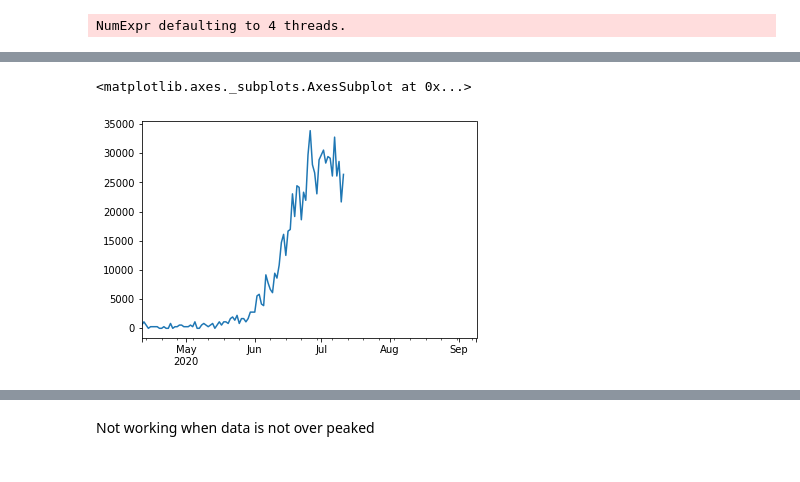
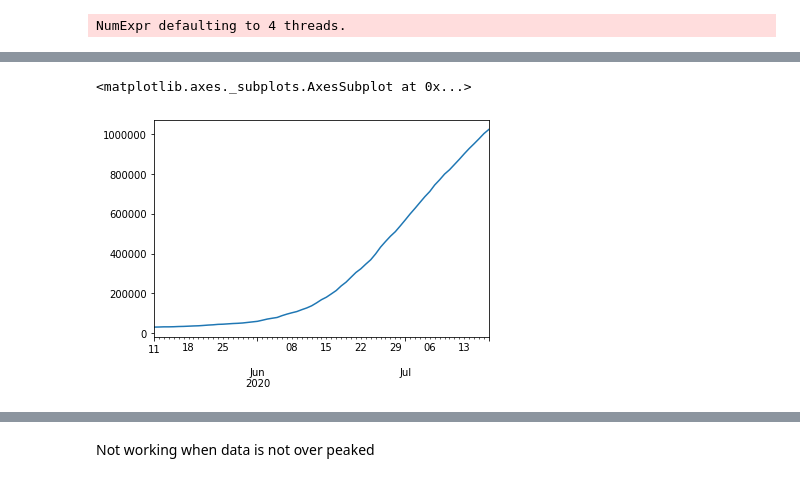
Before and after one commit to QuocTran/COVID-19, a Jupyter notebook: prognosis/Try_SEIR.ipynb, the cells around one changed output, grey strips where cells are left out. Cells and saved outputs as stored; diff of their text form; code cells hidden in the pictures.

```diff
--- a/prognosis/Try_SEIR.ipynb
+++ b/prognosis/Try_SEIR.ipynb
@@ -36,11 +36,4 @@ import SEIR
 # %%
 Infected = (100/mu.DEATH_RATE)*daily_metrics.death
 # %%
- relax_date='20200411'
+ relax_date='20200511'
-# %%
-Infected = Infected[Infected.index>=relax_date]
-# %%
-Infected.plot()
-# %% [output]
-<matplotlib.axes._subplots.AxesSubplot at 0x...>
-[figure, removed]
@@ -47 +43,6 @@ Infected.plot()
+# %%
+Cases.dropna().plot()
+# %% [output]
+<matplotlib.axes._subplots.AxesSubplot at 0x...>
+[figure, added]
 # %%
```
Also changed, not shown: parts of 19 cells of this notebook, 1 other file.
